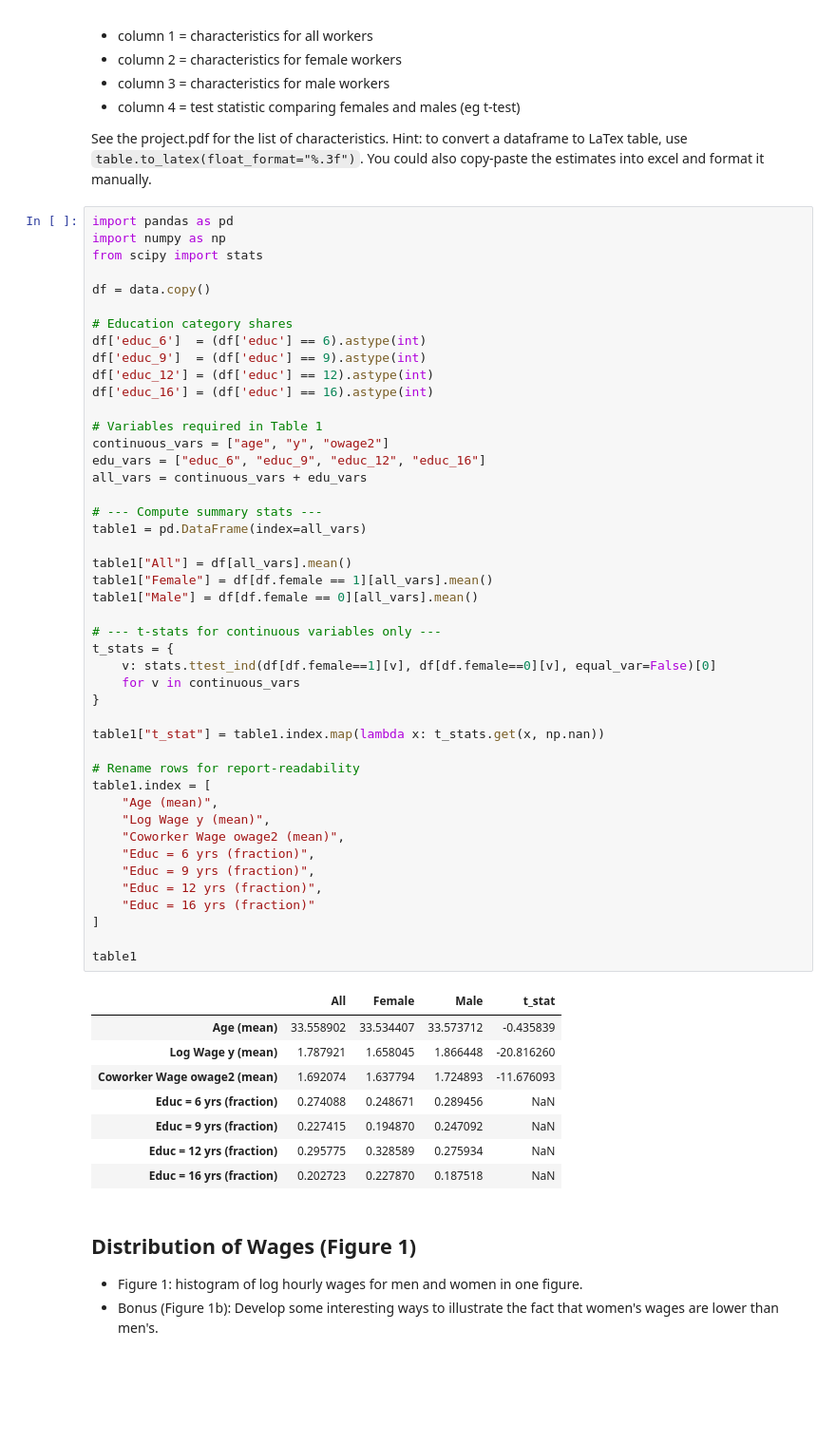
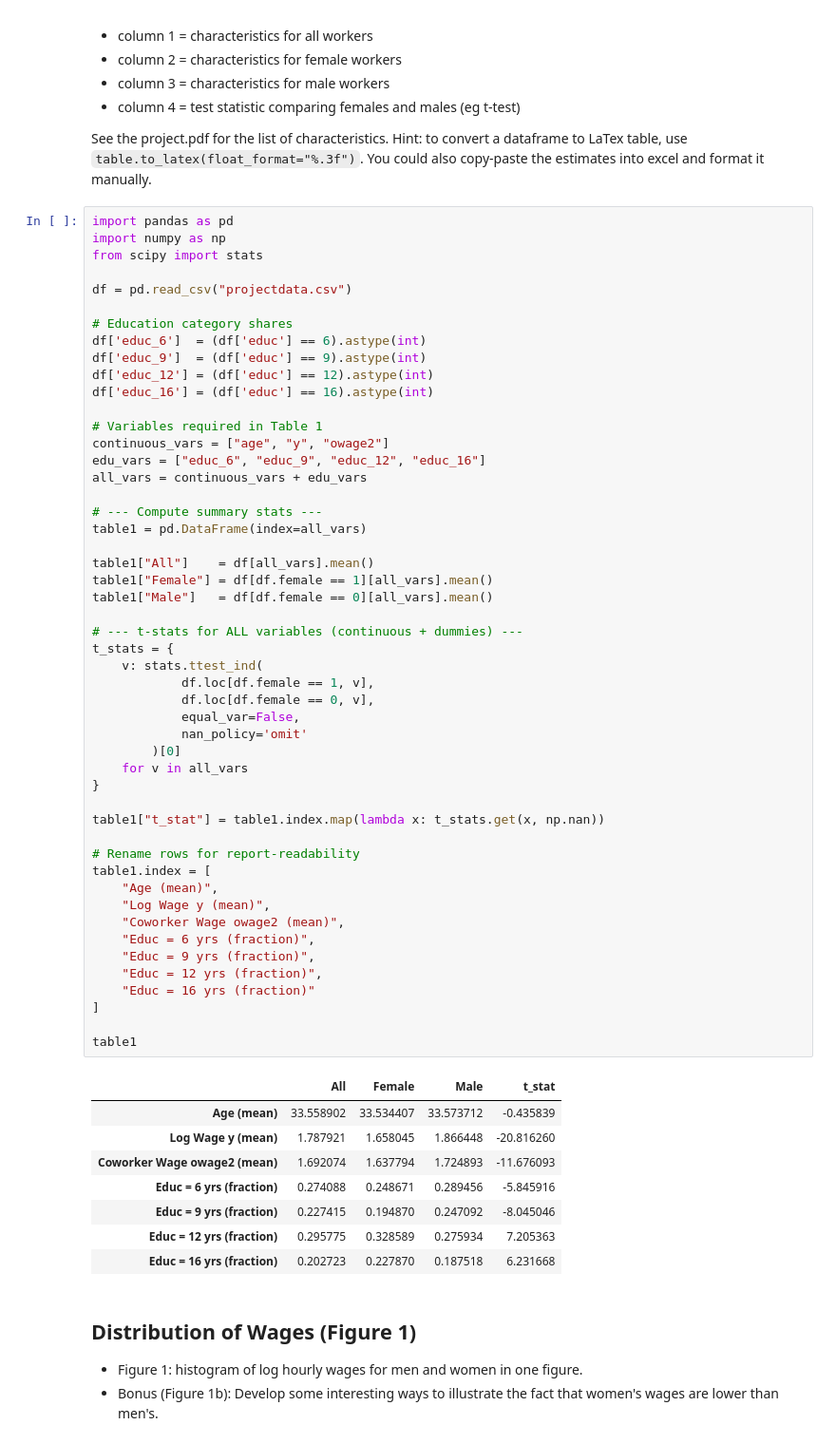
Before and after one commit to adelatorre2/econ695_group5_final, a Jupyter notebook: code/project_code.ipynb, the cells around one changed output. Shown at 95% size. Drawn from its saved outputs; the diff is of its cells as text; blank space fills up the shorter version.

```diff
--- a/code/project_code.ipynb
+++ b/code/project_code.ipynb
@@ -59,7 +59,7 @@ import pandas as pd
 import numpy as np
 from scipy import stats
 
-df = data.copy()
+df = pd.read_csv("projectdata.csv")
 
 # Education category shares
 df['educ_6']  = (df['educ'] == 6).astype(int)
@@ -72,42 +72,47 @@ continuous_vars = ["age", "y", "owage2"]
 edu_vars = ["educ_6", "educ_9", "educ_12", "educ_16"]
 all_vars = continuous_vars + edu_vars
 
 # --- Compute summary stats ---
 table1 = pd.DataFrame(index=all_vars)
 
-table1["All"] = df[all_vars].mean()
+table1["All"]    = df[all_vars].mean()
 table1["Female"] = df[df.female == 1][all_vars].mean()
-table1["Male"] = df[df.female == 0][all_vars].mean()
+table1["Male"]   = df[df.female == 0][all_vars].mean()
 
-# --- t-stats for continuous variables only ---
+# --- t-stats for ALL variables (continuous + dummies) ---
 t_stats = {
-    v: stats.ttest_ind(df[df.female==1][v], df[df.female==0][v], equal_var=False)[0]
-    for v in continuous_vars
+    v: stats.ttest_ind(
+            df.loc[df.female == 1, v],
+            df.loc[df.female == 0, v],
+            equal_var=False,
+            nan_policy='omit'
+        )[0]
+    for v in all_vars
 }
 
 table1["t_stat"] = table1.index.map(lambda x: t_stats.get(x, np.nan))
 
 # Rename rows for report-readability
 table1.index = [
     "Age (mean)",
     "Log Wage y (mean)",
     "Coworker Wage owage2 (mean)",
     "Educ = 6 yrs (fraction)",
     "Educ = 9 yrs (fraction)",
     "Educ = 12 yrs (fraction)",
     "Educ = 16 yrs (fraction)"
 ]
 
 table1
 # %% [output]
 |  | All | Female | Male | t_stat |
 | Age (mean) | 33.558902 | 33.534407 | 33.573712 | -0.435839 |
 | Log Wage y (mean) | 1.787921 | 1.658045 | 1.866448 | -20.816260 |
 | Coworker Wage owage2 (mean) | 1.692074 | 1.637794 | 1.724893 | -11.676093 |
-| Educ = 6 yrs (fraction) | 0.274088 | 0.248671 | 0.289456 | NaN |
-| Educ = 9 yrs (fraction) | 0.227415 | 0.194870 | 0.247092 | NaN |
-| Educ = 12 yrs (fraction) | 0.295775 | 0.328589 | 0.275934 | NaN |
-| Educ = 16 yrs (fraction) | 0.202723 | 0.227870 | 0.187518 | NaN |
+| Educ = 6 yrs (fraction) | 0.274088 | 0.248671 | 0.289456 | -5.845916 |
+| Educ = 9 yrs (fraction) | 0.227415 | 0.194870 | 0.247092 | -8.045046 |
+| Educ = 12 yrs (fraction) | 0.295775 | 0.328589 | 0.275934 | 7.205363 |
+| Educ = 16 yrs (fraction) | 0.202723 | 0.227870 | 0.187518 | 6.231668 |
 # %% [markdown]
 ## Distribution of Wages (Figure 1)
 - Figure 1: histogram of log hourly wages for men and women in one figure.
```
Also changed, not shown: parts of 3 cells of this notebook.
